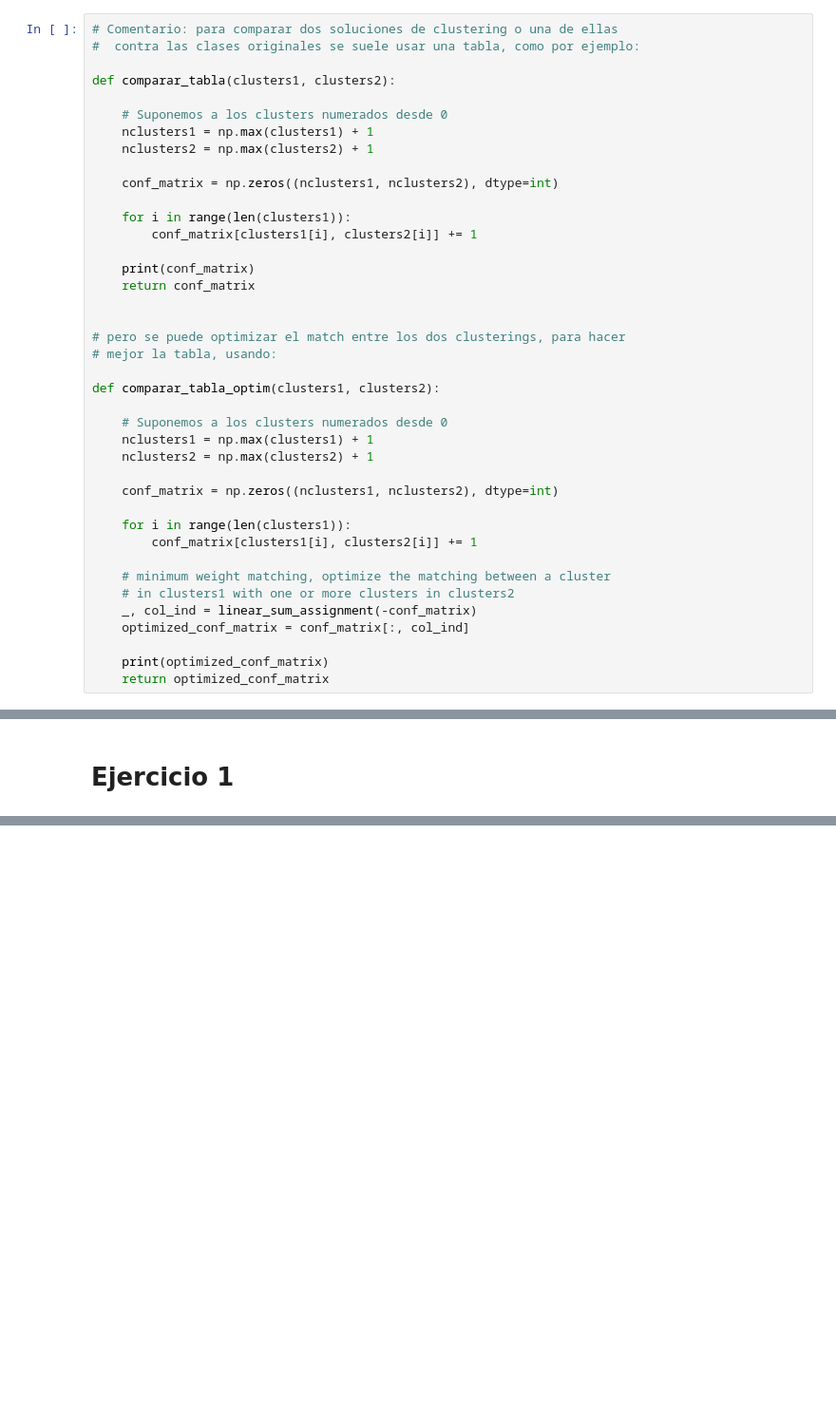
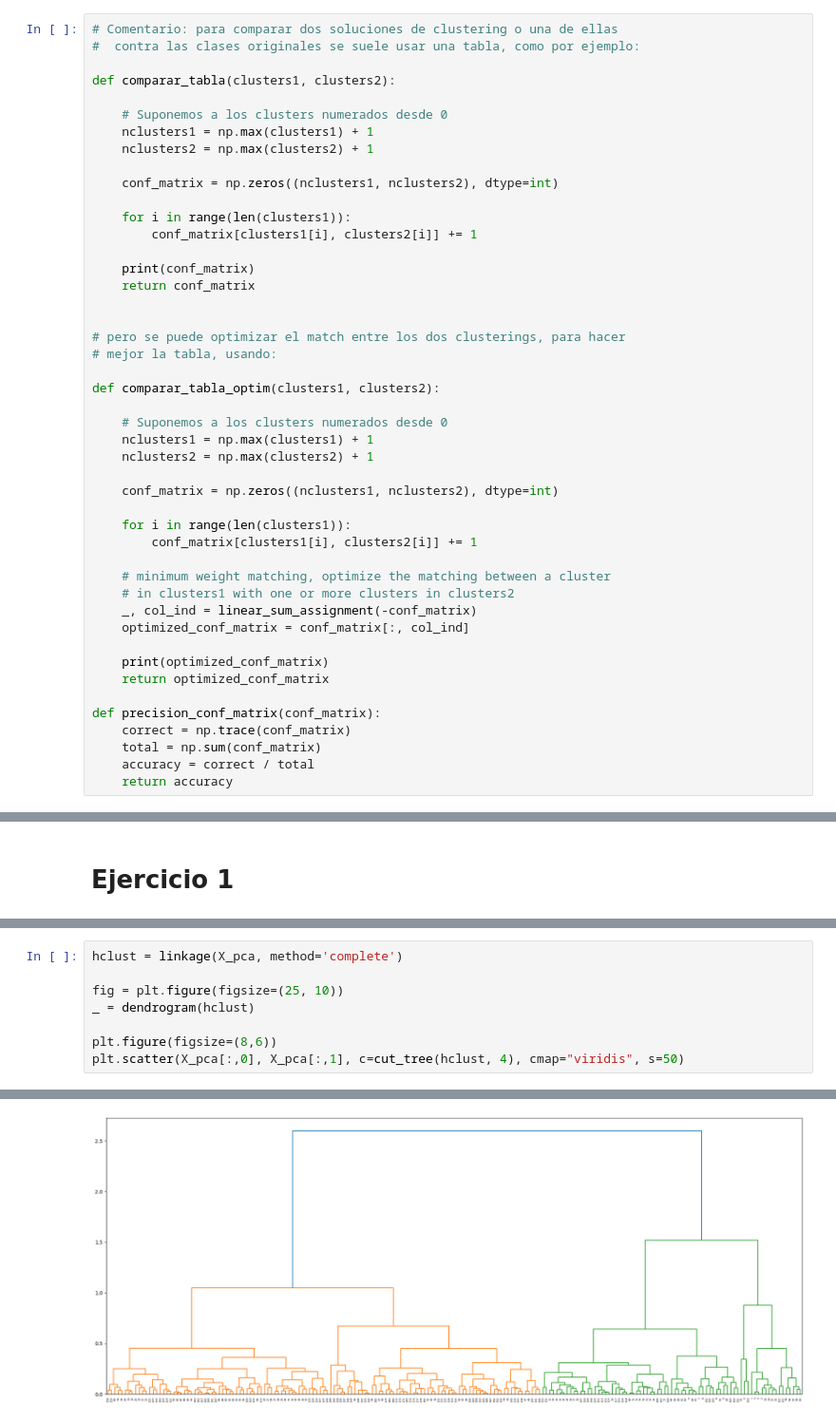
Before and after one commit to SantiagoRotman/TMD, a Jupyter notebook: TP3/TMD_TP3_Clustering.ipynb, the cells around one changed output, grey strips where cells are left out. Shown at 95% size. Cells and saved outputs as stored; diff of their text form; blank space fills up the shorter version.

```diff
--- a/TP3/TMD_TP3_Clustering.ipynb
+++ b/TP3/TMD_TP3_Clustering.ipynb
@@ -109,6 +113,12 @@ def comparar_tabla_optim(clusters1, clusters2):
 
     print(optimized_conf_matrix)
     return optimized_conf_matrix
+
+def precision_conf_matrix(conf_matrix):
+    correct = np.trace(conf_matrix)
+    total = np.sum(conf_matrix)
+    accuracy = correct / total
+    return accuracy
 # %% [markdown]
 ## Score de Estabilidad de Soluciones de Clustering
 # %%
@@ -171,0 +244,9 @@ print(y.shape)
+# %%
+hclust = linkage(X_pca, method='complete')
+
+fig = plt.figure(figsize=(25, 10))
+_ = dendrogram(hclust)
+
+plt.figure(figsize=(8,6))
+plt.scatter(X_pca[:,0], X_pca[:,1], c=cut_tree(hclust, 4), cmap="viridis", s=50)
+# %% [output]
@@ -171,0 +254 @@ print(y.shape)
+[figure, added]
```
Also changed, not shown: parts of 15 cells of this notebook, 2 other files.
